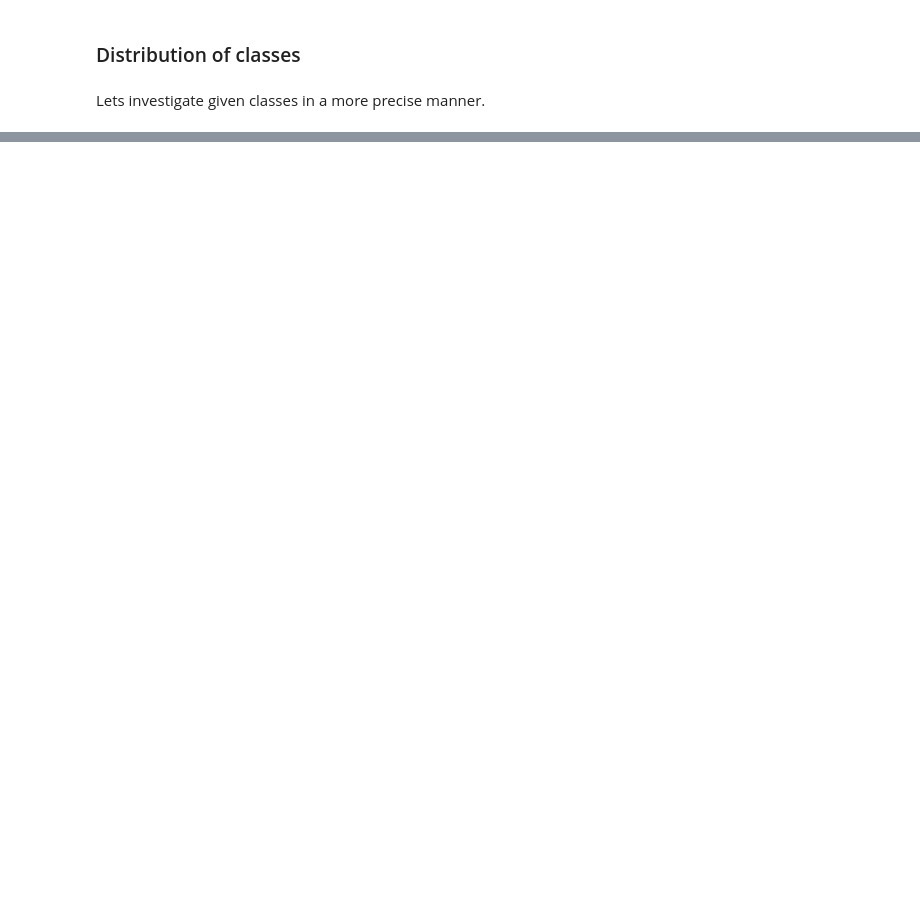
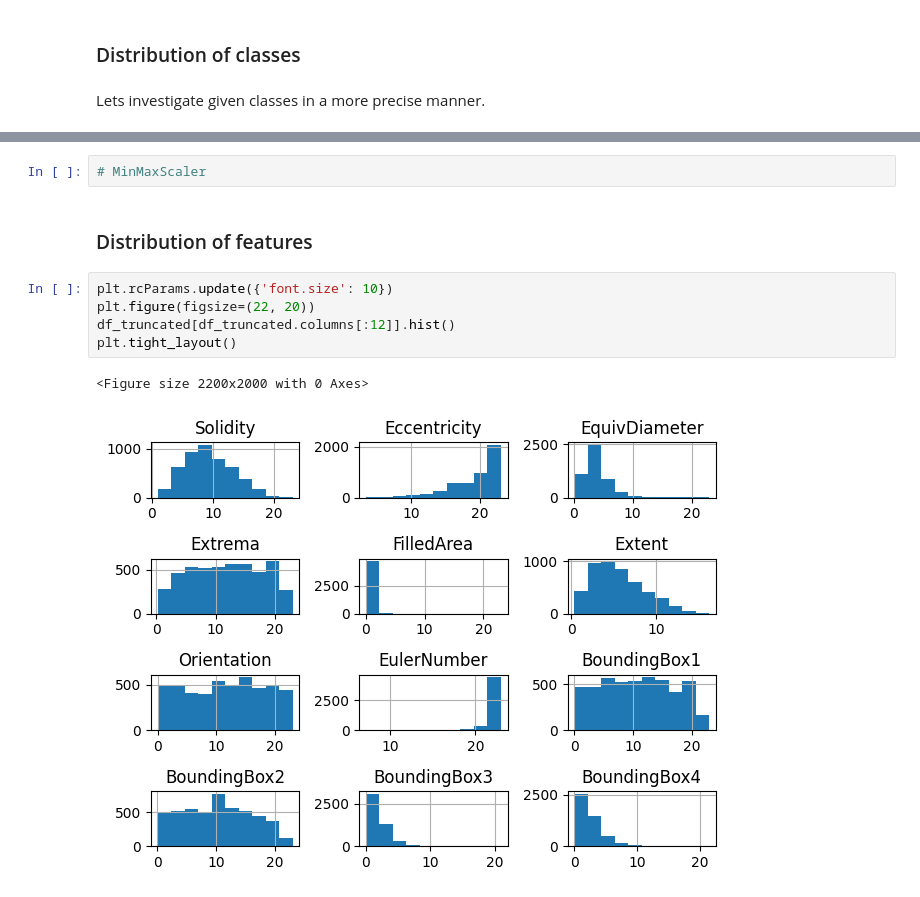
Before and after one commit to dabokva/ProjectML, a Jupyter notebook: finalDocumentation.ipynb, the cells around one changed output, grey strips where cells are left out. Saved outputs shown, nothing was run; the diff lists cells and outputs as text; blank space fills up the shorter version.

```diff
--- a/finalDocumentation.ipynb
+++ b/finalDocumentation.ipynb
@@ -112,0 +176,12 @@ class_distribution_no_zero = df_no_zeros['microorganisms'].value_counts(normaliz
+# %%
+# MinMaxScaler
+# %% [markdown]
+### Distribution of features
+# %%
+plt.rcParams.update({'font.size': 10})
+plt.figure(figsize=(22, 20))
+df_truncated[df_truncated.columns[:12]].hist()
+plt.tight_layout()
+# %% [output]
+<Figure size 2200x2000 with 0 Axes>
+[figure, added]
```
Also changed, not shown: parts of 16 cells of this notebook.
